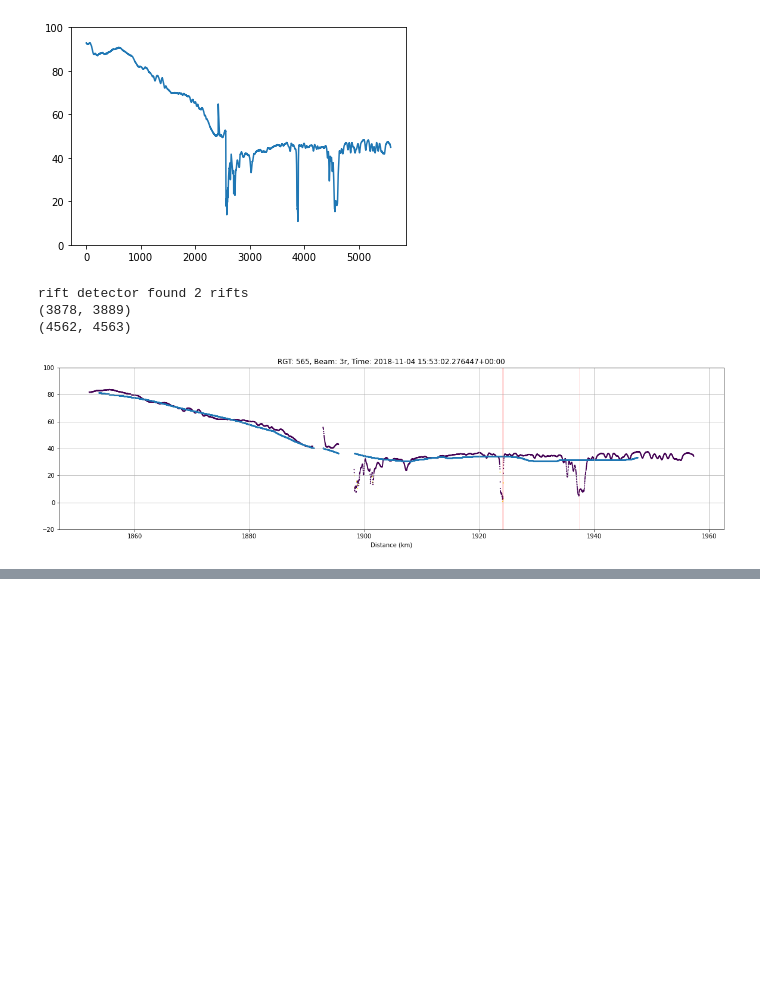
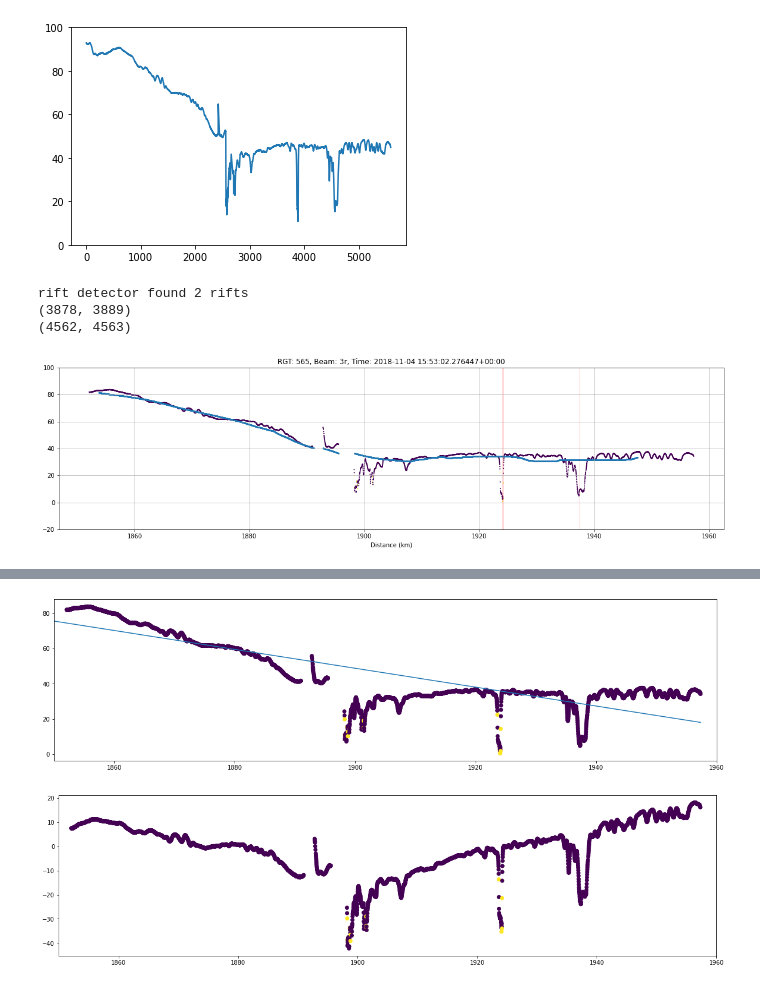
Before and after one commit to bradlipovsky/antarctic-rift-catalog, a Jupyter notebook: test_the_detector.ipynb, the cells around one changed output, grey strips where cells are left out. Drawn from its saved outputs; the diff is of its cells as text; code cells hidden in the pictures; blank space fills up the shorter version.

```diff
--- a/test_the_detector.ipynb
+++ b/test_the_detector.ipynb
@@ -145,0 +181,34 @@ Zoom in on the detected rifts
+# %%
+from sklearn.linear_model import LinearRegression
+import numpy as np
+from scipy.signal import butter, filtfilt
+
+h_4lr = h.reshape(-1,1)
+d_4lr = d.reshape(-1,1)
+
+model = LinearRegression().fit(d_4lr,h_4lr)
+
+trend = model.predict(d_4lr)
+
+fig,ax=plt.subplots(figsize=(20,5))
+plt.scatter(d_4lr,h_4lr,c=row["quality"])
+plt.plot(d_4lr,trend)
+plt.xlim(1850,1960)
+plt.show()
+
+h_detrend = [h_4lr[j]-trend[j] for j in range(0, len(h_4lr))]
+
+fig,ax=plt.subplots(figsize=(20,5))
+plt.scatter(d_4lr,h_detrend,c=row["quality"])
+plt.xlim(1850,1960)
+plt.show()
+
+# and now try a low pass filter
+
+#fig,ax=plt.subplots(figsize=(20,5))
+#plt.scatter(d_4lr,h_lowpass,c=row["quality"])
+#plt.xlim(1850,1960)
+#plt.show()
+# %% [output]
+[figure, added]
+[figure, added]
```
Also changed, not shown: parts of 9 cells of this notebook.
